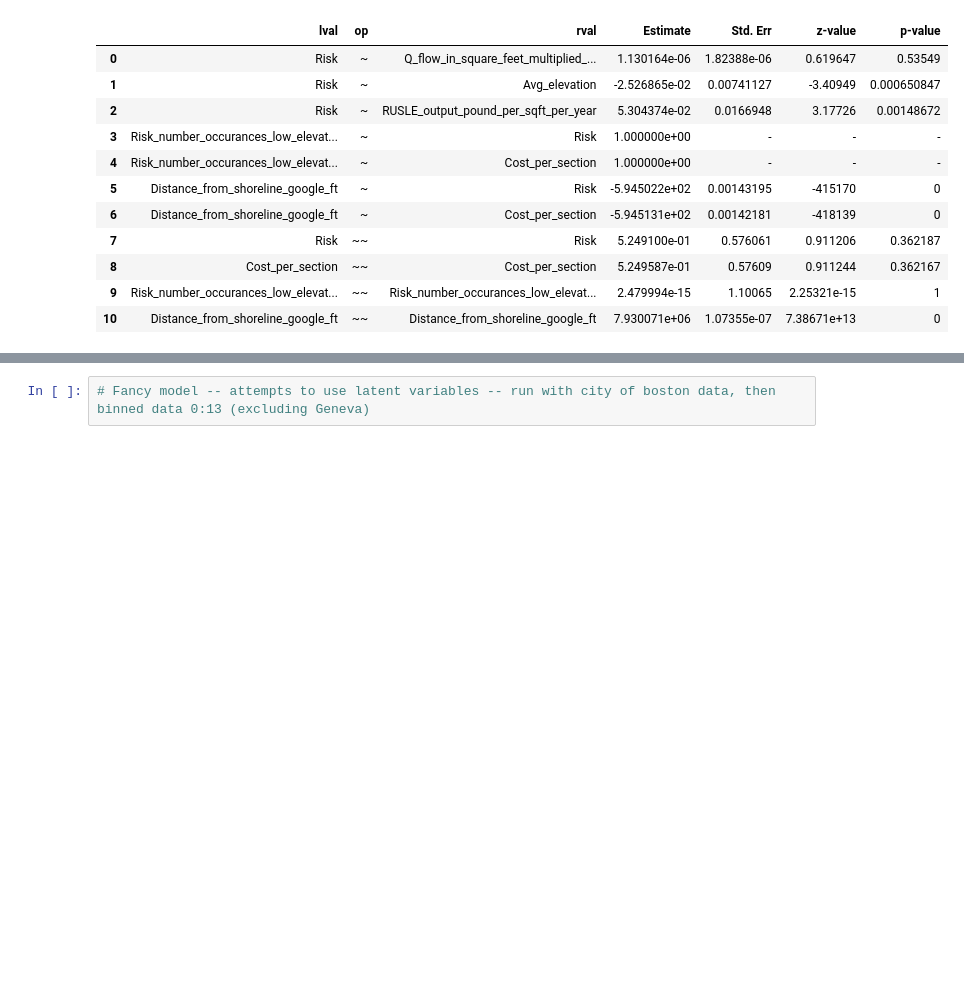
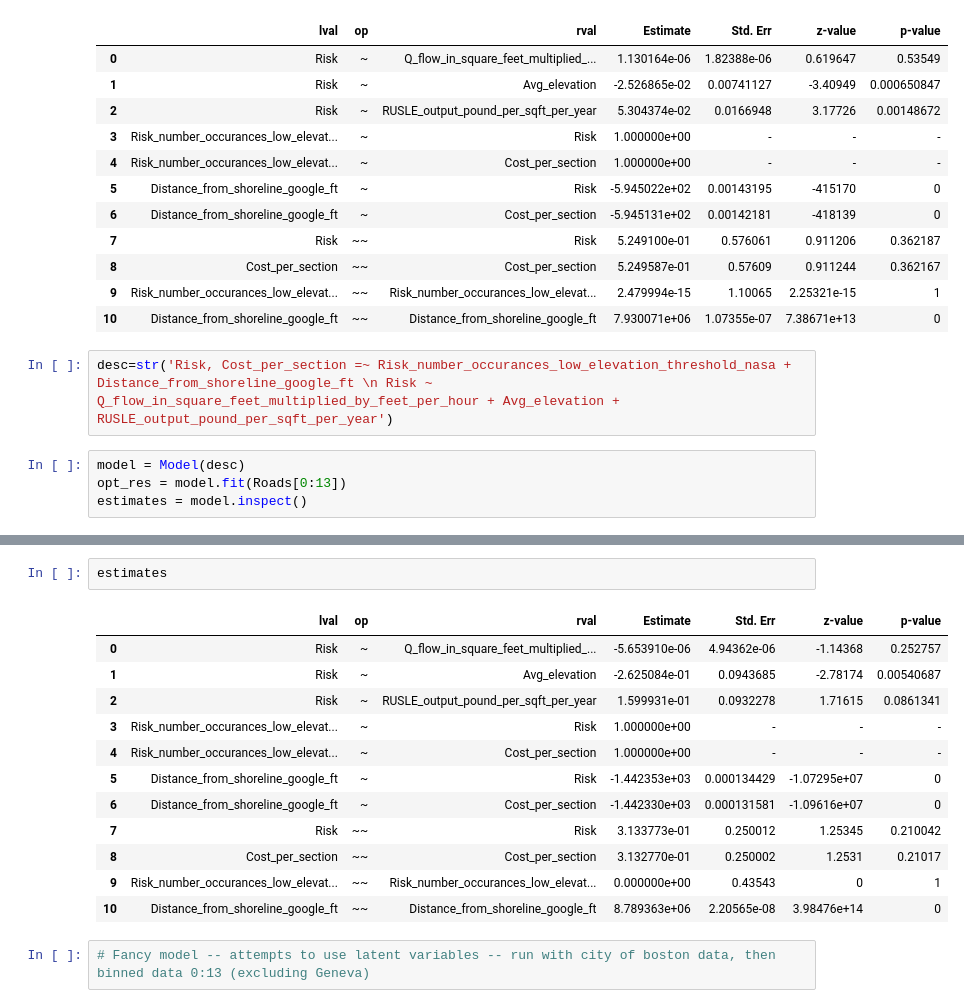
Before and after one commit to zachthelegend/SEM_flood_risk_roadways_data_analysis, a Jupyter notebook: SEM_flood_risk_roadways_data_analysis.ipynb, the cells around one changed output, grey strips where cells are left out. Cells and saved outputs as stored; diff of their text form; blank space fills up the shorter version.

```diff
--- a/SEM_flood_risk_roadways_data_analysis.ipynb
+++ b/SEM_flood_risk_roadways_data_analysis.ipynb
@@ -759,3 +829,9 @@ estimates
 | 8 | Cost_per_section | ~~ | Cost_per_section | 5.249587e-01 | 0.57609 | 0.911244 | 0.362167 |
 | 9 | Risk_number_occurances_low_elevat... | ~~ | Risk_number_occurances_low_elevat... | 2.479994e-15 | 1.10065 | 2.25321e-15 | 1 |
 | 10 | Distance_from_shoreline_google_ft | ~~ | Distance_from_shoreline_google_ft | 7.930071e+06 | 1.07355e-07 | 7.38671e+13 | 0 |
+# %%
+desc=str('Risk, Cost_per_section =~ Risk_number_occurances_low_elevation_threshold_nasa + Distance_from_shoreline_google_ft \n Risk ~ Q_flow_in_square_feet_multiplied_by_feet_per_hour + Avg_elevation + RUSLE_output_pound_per_sqft_per_year')
+# %%
+model = Model(desc)
+opt_res = model.fit(Roads[0:13])
+estimates = model.inspect()
@@ -762,3 +840,18 @@ estimates
+# %%
+estimates
+# %% [output]
+|  | lval | op | rval | Estimate | Std. Err | z-value | p-value |
+| 0 | Risk | ~ | Q_flow_in_square_feet_multiplied_... | -5.653910e-06 | 4.94362e-06 | -1.14368 | 0.252757 |
+| 1 | Risk | ~ | Avg_elevation | -2.625084e-01 | 0.0943685 | -2.78174 | 0.00540687 |
+| 2 | Risk | ~ | RUSLE_output_pound_per_sqft_per_year | 1.599931e-01 | 0.0932278 | 1.71615 | 0.0861341 |
+| 3 | Risk_number_occurances_low_elevat... | ~ | Risk | 1.000000e+00 | - | - | - |
+| 4 | Risk_number_occurances_low_elevat... | ~ | Cost_per_section | 1.000000e+00 | - | - | - |
+| 5 | Distance_from_shoreline_google_ft | ~ | Risk | -1.442353e+03 | 0.000134429 | -1.07295e+07 | 0 |
+| 6 | Distance_from_shoreline_google_ft | ~ | Cost_per_section | -1.442330e+03 | 0.000131581 | -1.09616e+07 | 0 |
+| 7 | Risk | ~~ | Risk | 3.133773e-01 | 0.250012 | 1.25345 | 0.210042 |
+| 8 | Cost_per_section | ~~ | Cost_per_section | 3.132770e-01 | 0.250002 | 1.2531 | 0.21017 |
+| 9 | Risk_number_occurances_low_elevat... | ~~ | Risk_number_occurances_low_elevat... | 0.000000e+00 | 0.43543 | 0 | 1 |
+| 10 | Distance_from_shoreline_google_ft | ~~ | Distance_from_shoreline_google_ft | 8.789363e+06 | 2.20565e-08 | 3.98476e+14 | 0 |
 # %%
 # Fancy model -- attempts to use latent variables -- run with city of boston data, then binned data 0:13 (excluding Geneva)
 # %%
```
Also changed, not shown: parts of 26 cells of this notebook.
